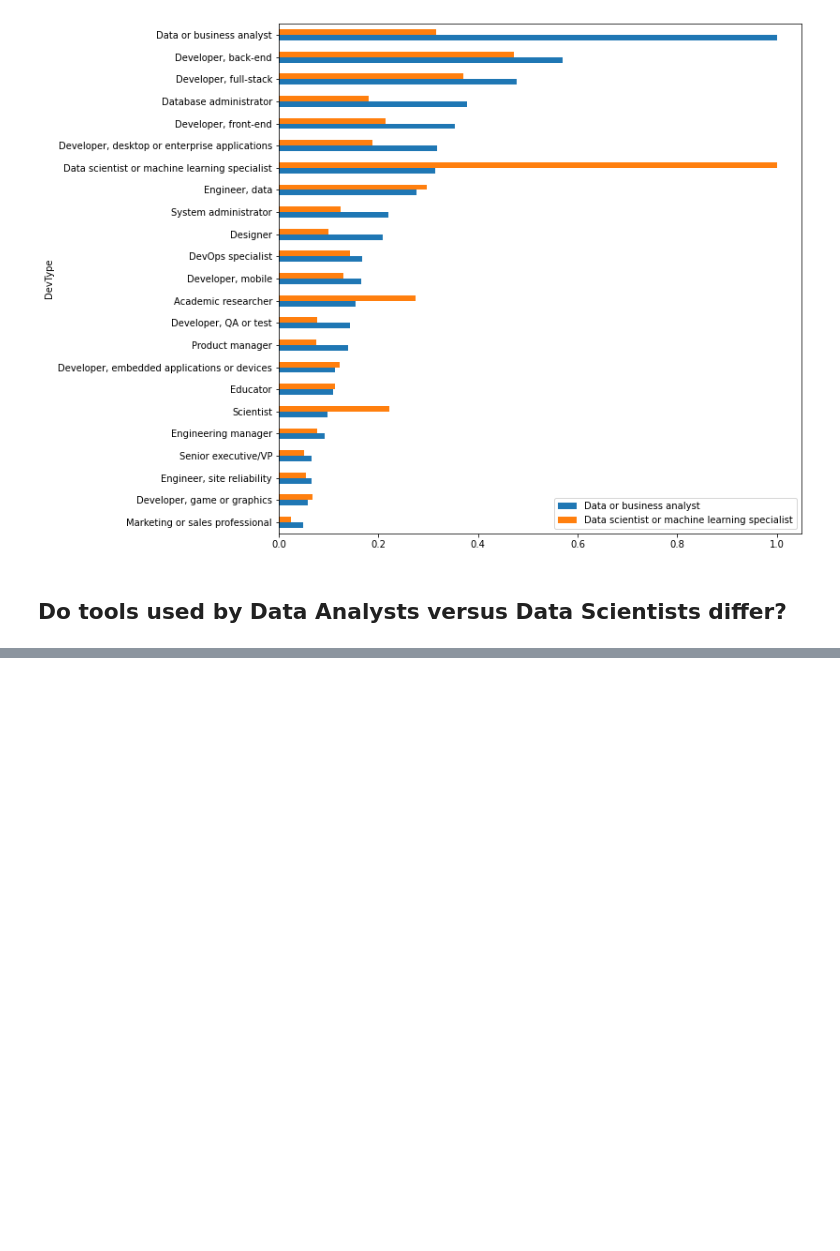
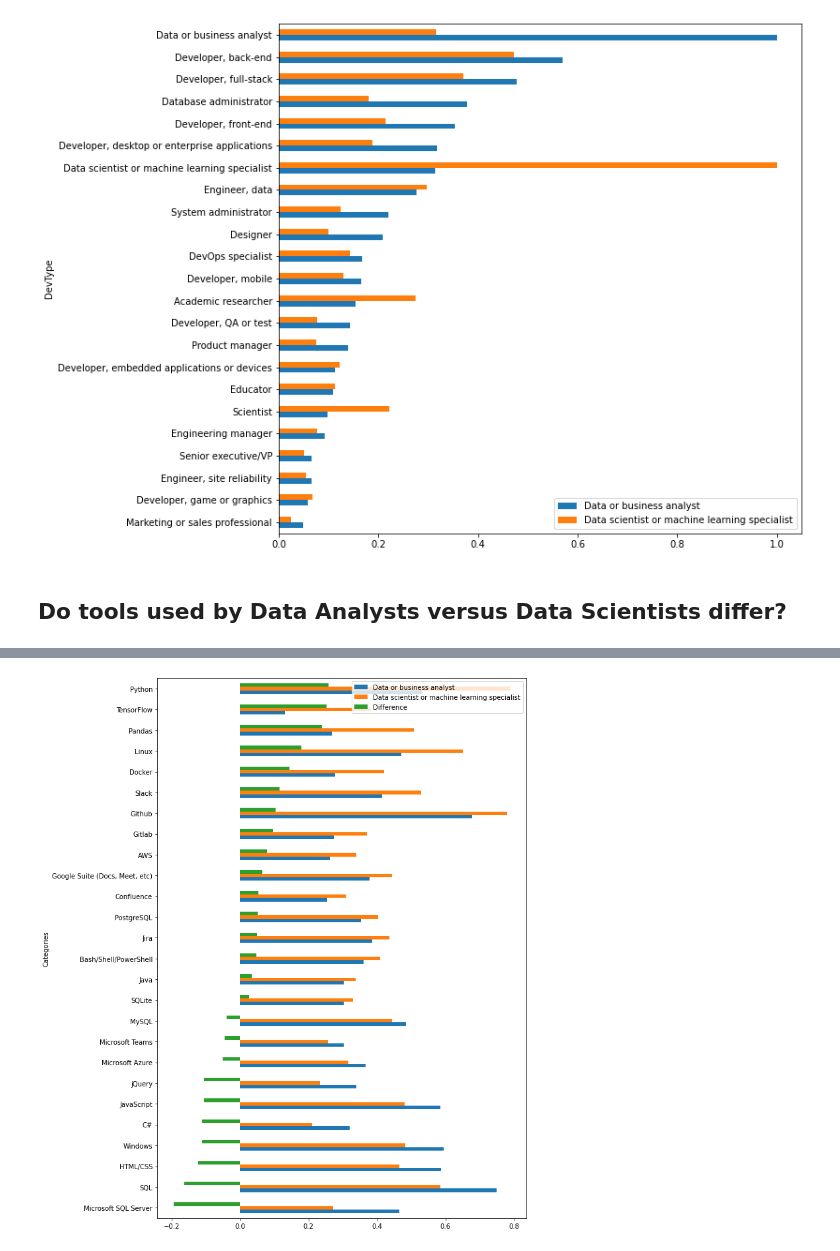
Before and after one commit to judithleao/Difference-DataAnalysts-and-DataScientists, a Jupyter notebook: code/a1-v1.ipynb, the cells around one changed output, grey strips where cells are left out. Cells and saved outputs as stored; diff of their text form; code cells hidden in the pictures; blank space fills up the shorter version.

```diff
--- a/code/a1-v1.ipynb
+++ b/code/a1-v1.ipynb
@@ -276,7 +324,7 @@ dfs_cooc2[['Data or business analyst','Data scientist or machine learning specia
 # %%
 '''
 I have a porblem here, because Microsoft Azure was in the survey TWICE. So Pandas labels them _x and _y. I need to
-prevent this duplication
+prevent this duplication >>> It works now, but is not unversally applicable at all!
 
 THis function creates dummy variables for my various categorical columns.
 It is also used further up in the code already for the DevType variable.
@@ -288,7 +336,11 @@ def dummies(df, column_list):
     '''
     At this stage I should somehow remove the duplicated columns
     '''
-    return df
+    header_list = df.columns
+    issue_list = [i for i in header_list if i.endswith('_x') or i.endswith('_y')] #identify all duplicate cases >> WOULD BE BETTER WITH REGEX _\D$
+    df['Microsoft Azure'] = df[issue_list[0]] + df[issue_list[1]] # NEED TO AUTOMATE THE "AZURE"
+    df = df.drop(columns=[issue_list[0],issue_list[1]], axis=1)
+    return df, issue_list
 # %%
 # Listing all columns that refer to tech and tools variables
 column_list = ['MiscTechWorkedWith',
@@ -300,7 +352,7 @@ column_list = ['MiscTechWorkedWith',
 # %%
 # Need to create columns for all tools
 # https://stackoverflow.com/questions/18889588/create-dummies-from-column-with-multiple-values-in-pandas
-dfs_tools = dummies(dfs, column_list)
+dfs_tools, issue_list = dummies(dfs, column_list)
 # %%
 all_tools = subset_creator(dfs_tools, column_list)
 # %%
@@ -310,0 +414,19 @@ KeyError: "Columns not found: 'Microsoft Azure'"
+# %%
+dfs_cooc4_da = grouping(dfs_tools, all_tools, 'Data or business analyst', True)
+dfs_cooc4_ds = grouping(dfs_tools, all_tools, 'Data scientist or machine learning specialist', True)
+dfs_cooc4 = pd.merge(dfs_cooc4_da,
+        dfs_cooc4_ds,
+        left_on = 'Categories',
+        right_on = 'Categories')
+dfs_cooc4 = dfs_cooc4.set_index('Categories')
+
+# Adding a difference column
+dfs_cooc4['Difference'] = dfs_cooc4['Data scientist or machine learning specialist'] - dfs_cooc4['Data or business analyst']
+
+# Removing tools with low base sizes
+min_bs = 100 # adjust as desired
+dfs_cooc4 = dfs_cooc4.loc[(dfs_cooc4['Data or business analyst_bs'] > min_bs) | (dfs_cooc4['Data scientist or machine learning specialist_bs'] > min_bs)]
+
+# Removing tools with low endorsement
+min_end = 0.3 # adjust as desired
+dfs_cooc4 = dfs_cooc4.loc[(dfs_cooc4['Data or business analyst'] > min_end) | (dfs_cooc4['Data scientist or machine learning specialist'] > min_end)]
@@ -310,0 +454,5 @@ KeyError: "Columns not found: 'Microsoft Azure'"
+# %%
+plt.rcParams["figure.figsize"] = [10, 15]
+dfs_cooc4[['Data or business analyst','Data scientist or machine learning specialist', 'Difference']].sort_values(by=['Difference']).plot.barh();
+# %% [output]
+[figure, added]
```
Also changed, not shown: parts of 25 cells of this notebook.
